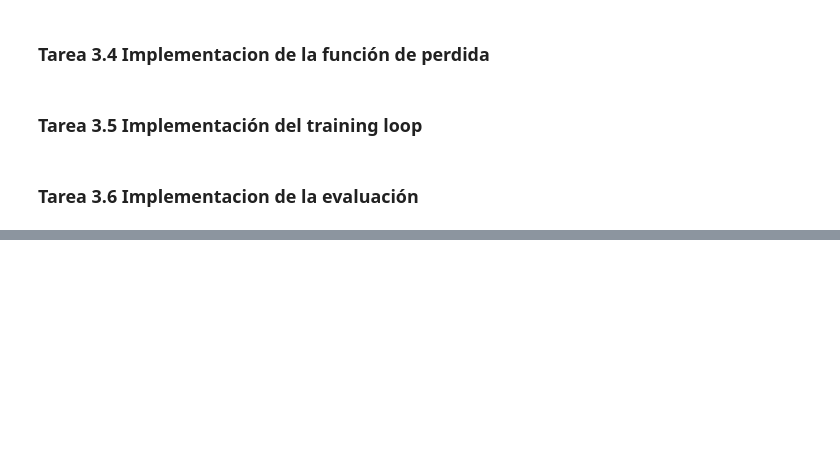
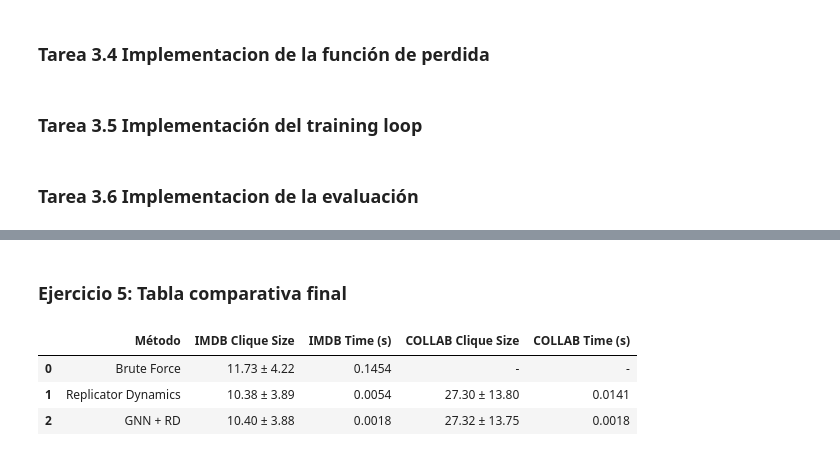
Before and after one commit to JBLOZ/IA, a Jupyter notebook: 3erAnyo/2doCuatri/agentes_inteligentes/practicas/practica1/notebook.ipynb, the cells around one changed output, grey strips where cells are left out. Cells and saved outputs as stored; diff of their text form; code cells hidden in the pictures; blank space fills up the shorter version.

```diff
--- a/3erAnyo/2doCuatri/agentes_inteligentes/practicas/practica1/notebook.ipynb
+++ b/3erAnyo/2doCuatri/agentes_inteligentes/practicas/practica1/notebook.ipynb
@@ -606,0 +917,6 @@ Create a summary table:
+# %%
+# Evaluar GNN+RD en IMDB (50 grafos)
+gnn_imdb = evaluate_gnn(model_imdb, imdb_dataset, rd_test_iters=100, max_graphs=50)
+
+# Evaluar GNN+RD en COLLAB (50 grafos)
+gnn_collab = evaluate_gnn(model_imdb, collab_dataset, rd_test_iters=100, max_graphs=50)
@@ -606,0 +944,37 @@ Create a summary table:
+# %% [markdown]
+### Ejercicio 5: Tabla comparativa final
+# %%
+# ── Tabla comparativa final ──
+def build_comparison_table(brute_imdb, brute_collab, rd_imdb, rd_collab, gnn_imdb, gnn_collab):
+    """Construye tabla resumen de los tres métodos en ambos datasets."""
+
+    def stats(results):
+        if not results:
+            return "-", "-"
+        sizes = [r['clique_size'] for r in results]
+        times = [r['time'] for r in results]
+        return f"{np.mean(sizes):.2f} ± {np.std(sizes):.2f}", f"{np.mean(times):.4f}"
+
+    bf_imdb_size, bf_imdb_time = stats(brute_imdb)
+    bf_collab_size, bf_collab_time = stats(brute_collab)
+    rd_imdb_size, rd_imdb_time = stats(rd_imdb)
+    rd_collab_size, rd_collab_time = stats(rd_collab)
+    gnn_imdb_size, gnn_imdb_time = stats(gnn_imdb)
+    gnn_collab_size, gnn_collab_time = stats(gnn_collab)
+
+    comparison = pd.DataFrame({
+        'Método': ['Brute Force', 'Replicator Dynamics', 'GNN + RD'],
+        'IMDB Clique Size': [bf_imdb_size, rd_imdb_size, gnn_imdb_size],
+        'IMDB Time (s)': [bf_imdb_time, rd_imdb_time, gnn_imdb_time],
+        'COLLAB Clique Size': [bf_collab_size, rd_collab_size, gnn_collab_size],
+        'COLLAB Time (s)': [bf_collab_time, rd_collab_time, gnn_collab_time],
+    })
+    return comparison
+
+comparison_df = build_comparison_table(brute_imdb, brute_collab, rd_imdb, rd_collab, gnn_imdb, gnn_collab)
+display(comparison_df)
+# %% [output]
+|  | Método | IMDB Clique Size | IMDB Time (s) | COLLAB Clique Size | COLLAB Time (s) |
+| 0 | Brute Force | 11.73 ± 4.22 | 0.1454 | - | - |
+| 1 | Replicator Dynamics | 10.38 ± 3.89 | 0.0054 | 27.30 ± 13.80 | 0.0141 |
+| 2 | GNN + RD | 10.40 ± 3.88 | 0.0018 | 27.32 ± 13.75 | 0.0018 |
```
Also changed, not shown: parts of 25 cells of this notebook, 1 other file.
